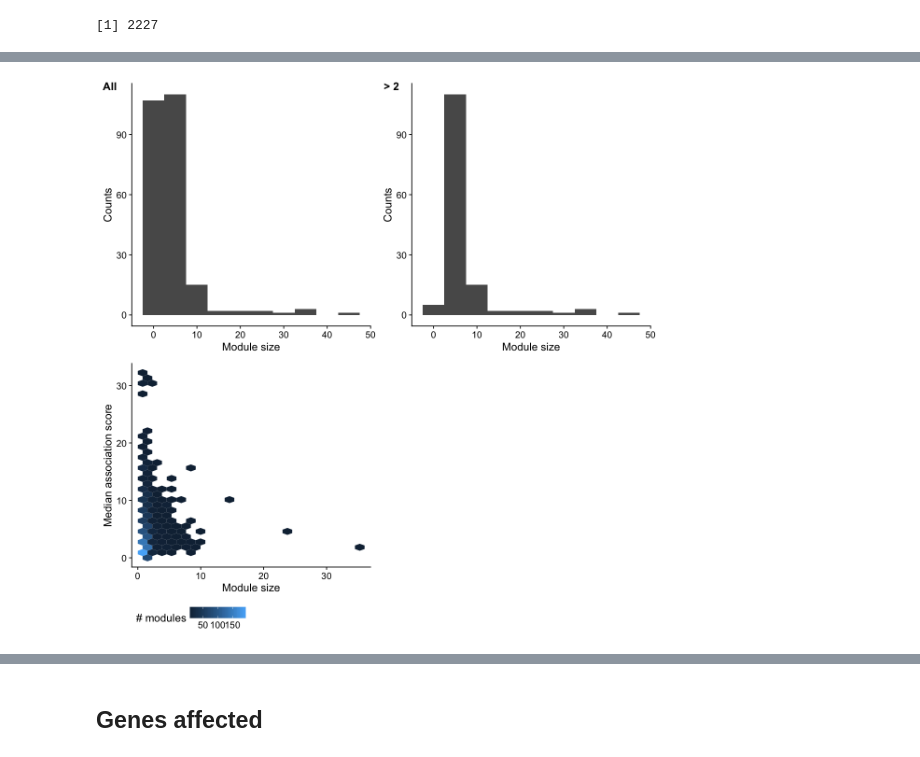
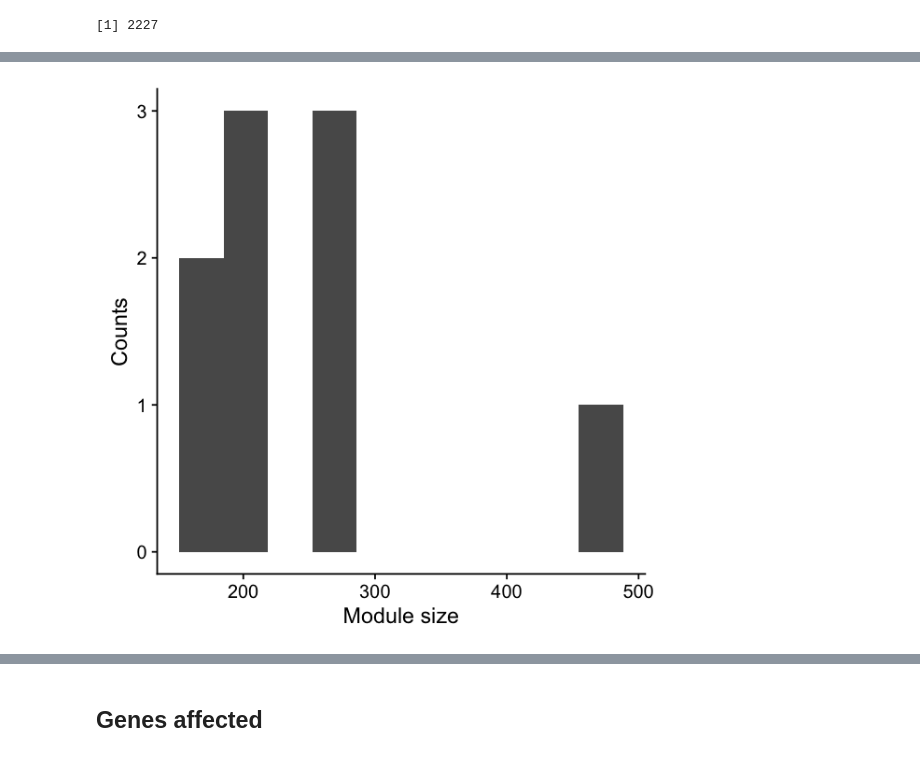
Before and after one commit to hclimente/genewa, a Jupyter notebook: results/evo/evo_analysis.ipynb, the cells around one changed output, grey strips where cells are left out. Drawn from its saved outputs; the diff is of its cells as text; code cells hidden in the pictures.

```diff
--- a/results/evo/evo_analysis.ipynb
+++ b/results/evo/evo_analysis.ipynb
@@ -240,12 +200,11 @@ gm %>%
 # GI network
 # %%
 gi <- read_tsv("cones.evo.chi2.consistency.additive.gi.tsv",
-               col_types = "iciiccdld") %>%
-      rename(module = cluster)
+               col_types = "ciiiccdld")
 sum(gi$selected)
 # %% [output]
 [1] 2227
 # %%
-options(repr.plot.width=10, repr.plot.height=10)
-peekClusters(gi)
+options(repr.plot.width=5, repr.plot.height=5)
+module_size(gi)
 # %% [output]
@@ -254,2 +211,2 @@ Warning message:
-[figure, old version]
+[figure, new version]
 # %%
```
Also changed, not shown: parts of 27 cells of this notebook, 3 other files.
